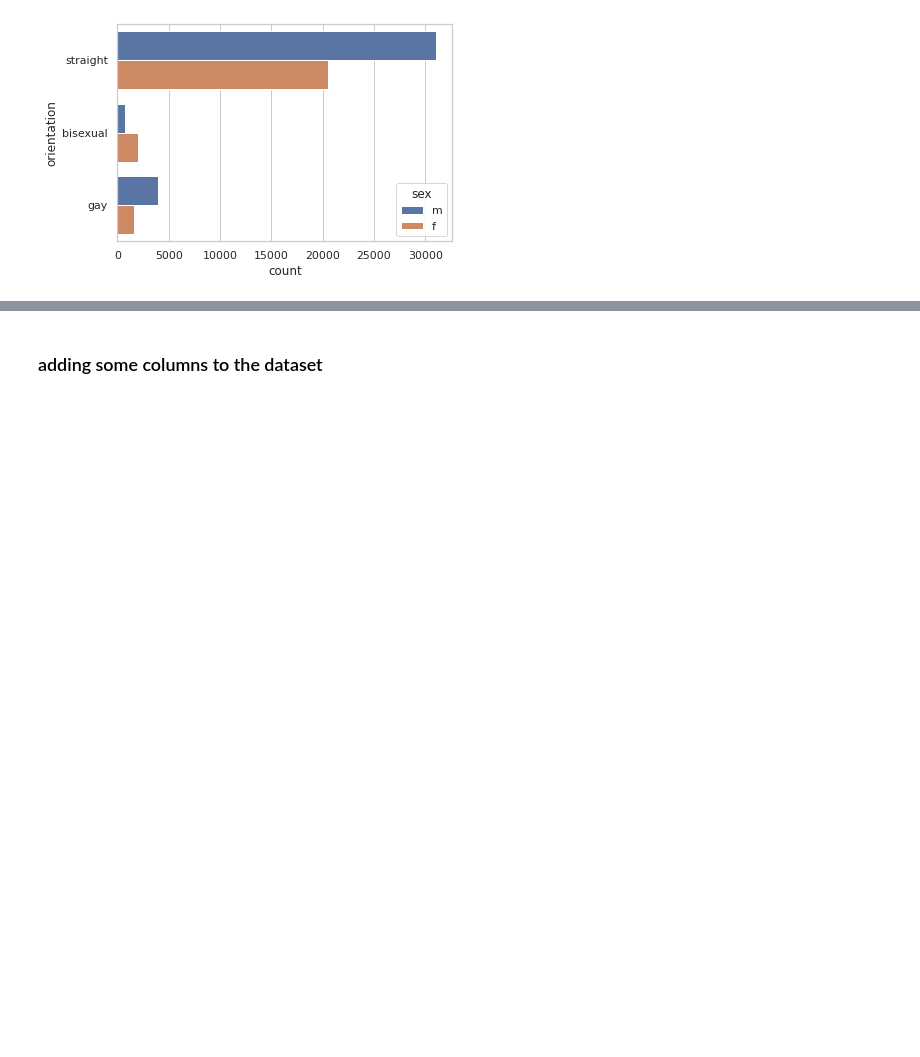
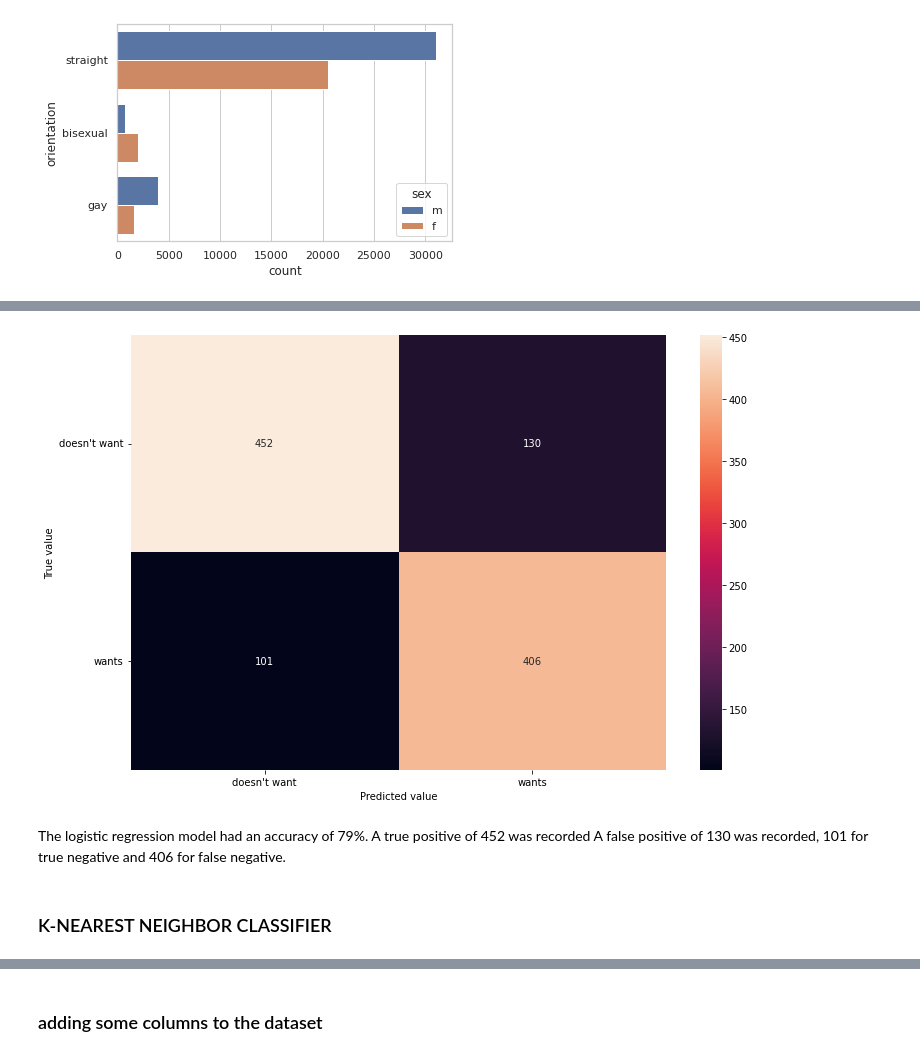
Before and after one commit to Leonard-Boante-Mensah/DATE-A-SCIENTIST, a Jupyter notebook: DATE-A-SCIENTIST.ipynb, the cells around one changed output, grey strips where cells are left out. Saved outputs shown, nothing was run; the diff lists cells and outputs as text; code cells hidden in the pictures; blank space fills up the shorter version.

```diff
--- a/DATE-A-SCIENTIST.ipynb
+++ b/DATE-A-SCIENTIST.ipynb
@@ -355,0 +388,3 @@ plt.show()
+# %%
+df['religion_cleaned'] = df['religion'].dropna().apply(lambda x: x.split()[0])
+df['location_cleaned'] = df['location'].dropna().apply(lambda x: x.split(", ")[1])
@@ -355,0 +416,5 @@ plt.show()
+# %%
+# This cell creates dummmy features that the classifier can easily interpret
+for feature in children_features[1:-2]:
+    children_df = pd.get_dummies(children_df, columns=[feature], prefix=[feature])
+children_df.head()
@@ -355,0 +429,9 @@ plt.show()
+# %%
+data1 = children_df.iloc[:, 2:]
+data2 = children_df.iloc[:, 0]
+children_data = pd.concat([data1, data2], axis=1)
+children_labels = children_df['wants_children'].values
+
+children_train_data, children_test_data, children_train_labels, children_test_labels = train_test_split(children_data, \
+                                                                                                       children_labels, \
+                                                                                                       random_state=0)
@@ -355,0 +440,7 @@ plt.show()
+# %%
+from sklearn.linear_model import LogisticRegression
+from sklearn.metrics import classification_report
+lr_clf = LogisticRegression()
+lr_clf = lr_clf.fit(children_train_data, children_train_labels)
+lr_predictions = lr_clf.predict(children_test_data)
+print(classification_report(children_test_labels, lr_predictions))
@@ -355,0 +456,21 @@ plt.show()
+# %%
+# CONFUSION MATRIX FOR THE LOGISTIC REGRESSION CLASSIFIER
+from sklearn.metrics import confusion_matrix
+children_cm = confusion_matrix(children_test_labels, lr_predictions)
+
+plt.figure(figsize=(12,8))
+ax = plt.subplot()
+sns.heatmap(children_cm, annot=True, ax = ax,fmt="d")
+ax.set_xlabel("Predicted value")
+ax.set_ylabel("True value")
+ax.set_xticklabels(["doesn't want", "wants"])
+ax.set_yticklabels(["doesn't want", "wants"], rotation=360)
+plt.savefig('lr-cm.png')
+plt.show()
+# %% [output]
+[figure, added]
+# %% [markdown]
+The logistic regression model had an accuracy of 79%. A true positive of 452 was recorded
+A false positive of 130 was recorded, 101 for true negative and 406 for false negative.
+# %% [markdown]
+### K-NEAREST NEIGHBOR CLASSIFIER
```
Also changed, not shown: parts of 82 cells of this notebook, 2 other files.
